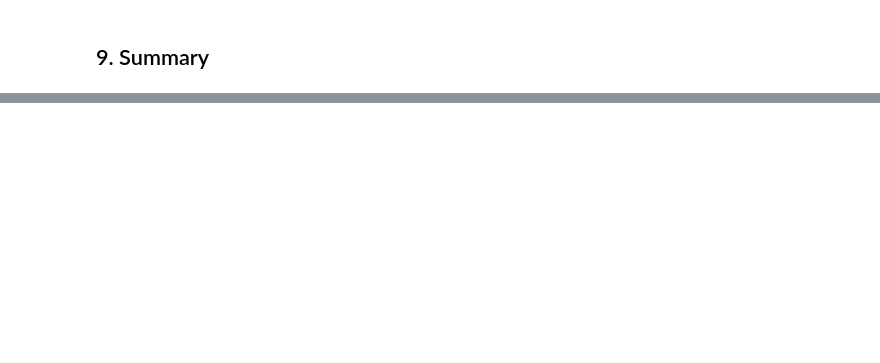
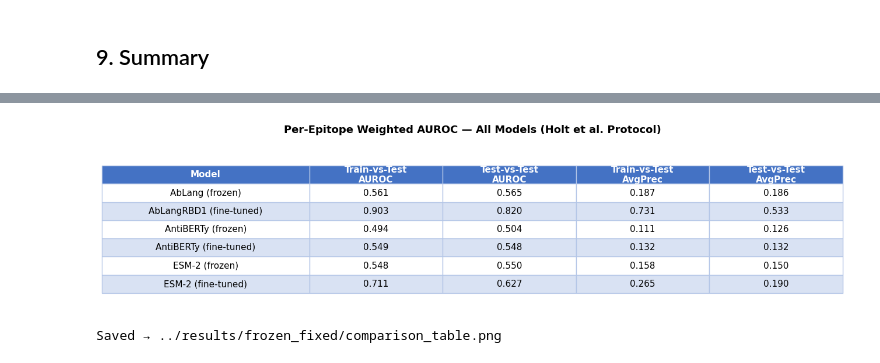
Before and after one commit to sgabriel17/contrastive_learning_for_antibody-epitope_reimplementation, a Jupyter notebook: notebooks/01_frozen_baseline.ipynb, the cells around one changed output, grey strips where cells are left out. Drawn from its saved outputs; the diff is of its cells as text; code cells hidden in the pictures; blank space fills up the shorter version.

```diff
--- a/notebooks/01_frozen_baseline.ipynb
+++ b/notebooks/01_frozen_baseline.ipynb
@@ -344,0 +619,78 @@ Total pairs evaluated: 46,971
+# %%
+finetuned_paths = {
+    "antiberty_finetuned": Path(os.pardir) / "results" / "antiberty_results" / "final_eval.json",
+    "esm2_finetuned":      Path(os.pardir) / "results" / "esm2_results" / "final_eval.json",
+}
+
+finetuned_results = {}
+for name, path in finetuned_paths.items():
+    if path.exists():
+        finetuned_results[name] = json.loads(path.read_text())
+    else:
+        print(f"⚠ {path} not found — skipping")
+
+rows_data = [
+    ("AbLang (frozen)",        frozen_results.get("ablang_frozen")),
+    ("AbLangRBD1 (fine-tuned)", frozen_results.get("ablang_rbd1")),
+    ("AntiBERTy (frozen)",     frozen_results.get("antiberty_frozen")),
+    ("AntiBERTy (fine-tuned)", finetuned_results.get("antiberty_finetuned")),
+    ("ESM-2 (frozen)",         frozen_results.get("esm2_frozen")),
+    ("ESM-2 (fine-tuned)",     finetuned_results.get("esm2_finetuned")),
+]
+
+col_labels = ["Model", "Train-vs-Test\nAUROC", "Test-vs-Test\nAUROC",
+              "Train-vs-Test\nAvgPrec", "Test-vs-Test\nAvgPrec"]
+cell_text = []
+for label, m in rows_data:
+    if m is None:
+        cell_text.append([label, "—", "—", "—", "—"])
+        continue
+    tvt = m.get("train_vs_test", {})
+    tt  = m.get("test_vs_test", {})
+    cell_text.append([
+        label,
+        f"{tvt.get('weighted_auroc', float('nan')):.3f}",
+        f"{tt.get('weighted_auroc', float('nan')):.3f}",
+        f"{tvt.get('average_precision', float('nan')):.3f}",
+        f"{tt.get('average_precision', float('nan')):.3f}",
+    ])
+
+fig, ax = plt.subplots(figsize=(13, 3.2))
+ax.axis("off")
+
+table = ax.table(
+    cellText=cell_text,
+    colLabels=col_labels,
+    cellLoc="center",
+    loc="center",
+)
+table.auto_set_font_size(False)
+table.set_fontsize(11)
+table.scale(1, 1.8)
+
+# Widen the Model column (col 0) and give metric columns more room
+col_widths = {0: 0.28, 1: 0.18, 2: 0.18, 3: 0.18, 4: 0.18}
+for (row, col), cell in table.get_celld().items():
+    if col in col_widths:
+        cell.set_width(col_widths[col])
+    if row == 0:
+        cell.set_facecolor("#4472C4")
+        cell.set_text_props(color="white", fontweight="bold")
+    elif row % 2 == 0:
+        cell.set_facecolor("#D9E2F3")
+    else:
+        cell.set_facecolor("#FFFFFF")
+    cell.set_edgecolor("#B4C6E7")
+
+fig.suptitle("Per-Epitope Weighted AUROC — All Models (Holt et al. Protocol)",
+             fontsize=13, fontweight="bold", y=1.01)
+fig.tight_layout()
+
+table_path = output_base / "comparison_table.png"
+fig.savefig(table_path, dpi=300, bbox_inches="tight")
+plt.show()
+plt.close(fig)
+print(f"Saved → {table_path}")
+# %% [output]
+[figure, added]
+Saved → ../results/frozen_fixed/comparison_table.png
```
Also changed, not shown: parts of 15 cells of this notebook, 35 other files.
